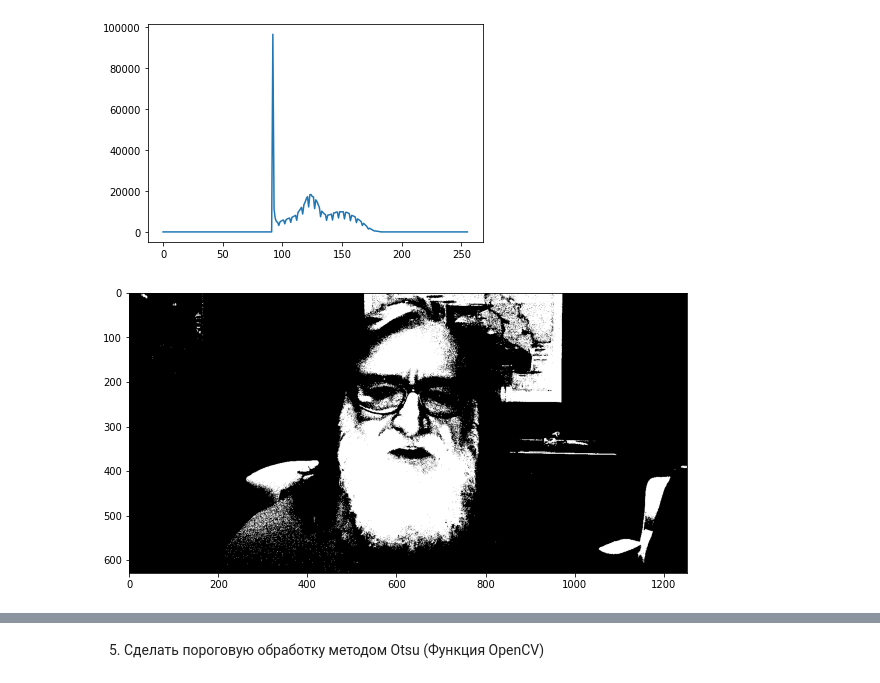
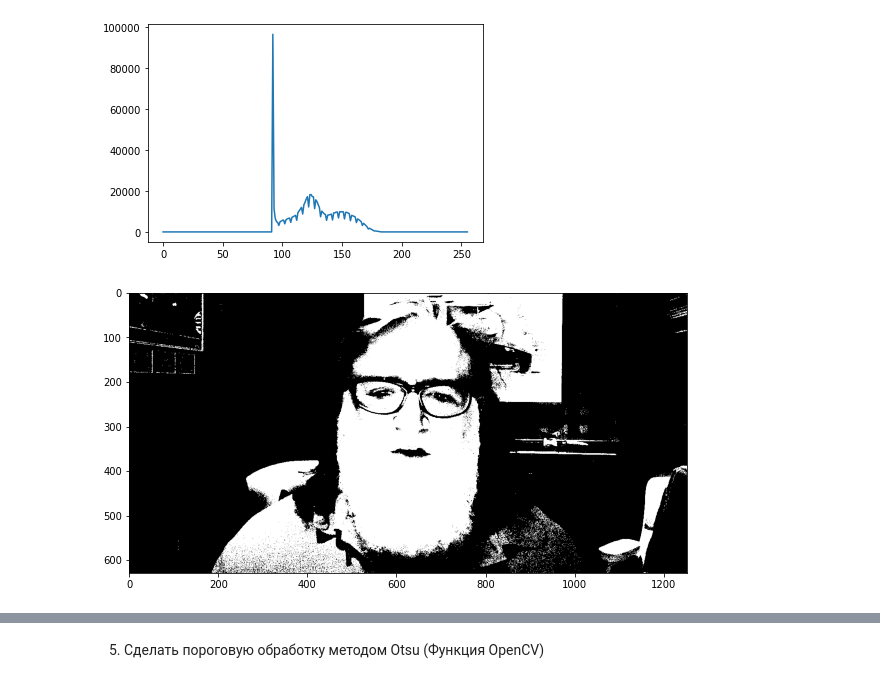
Before and after one commit to Liptee/Image-processing, a Jupyter notebook: LAB1/img_processing.ipynb, the cells around one changed output, grey strips where cells are left out. Cells and saved outputs as stored; diff of their text form; code cells hidden in the pictures.

```diff
--- a/LAB1/img_processing.ipynb
+++ b/LAB1/img_processing.ipynb
@@ -75,6 +75,6 @@ hist = make_hist(gray, draw=True)
 # %% [output]
 [figure]
 # %%
-binary_own = binary(gray, 150)
+binary_own = binary(gray, 140)
 # %% [output]
-[figure, old version]
+[figure, new version]
```
Also changed, not shown: parts of 15 cells of this notebook, 1 other file.
